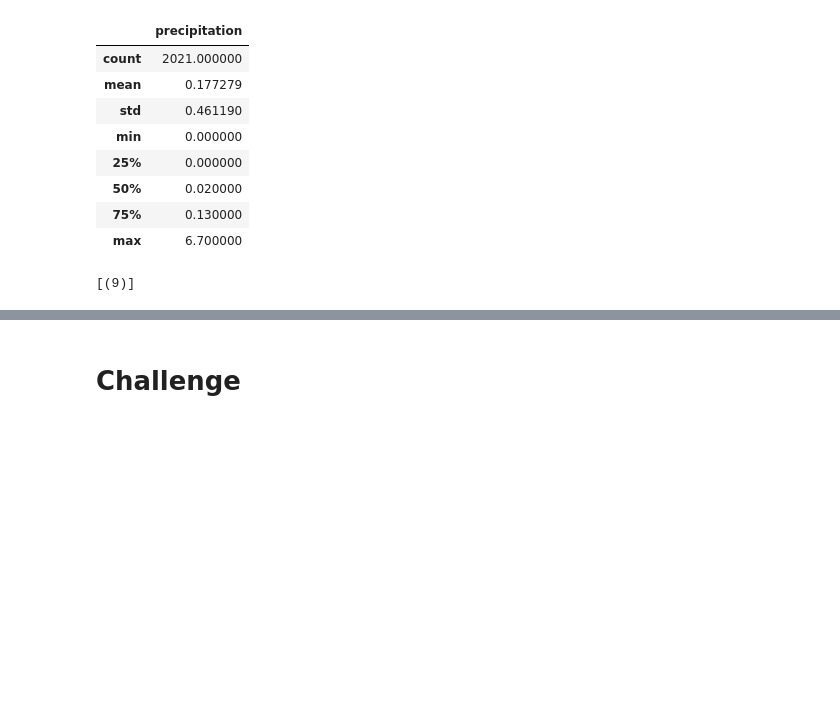
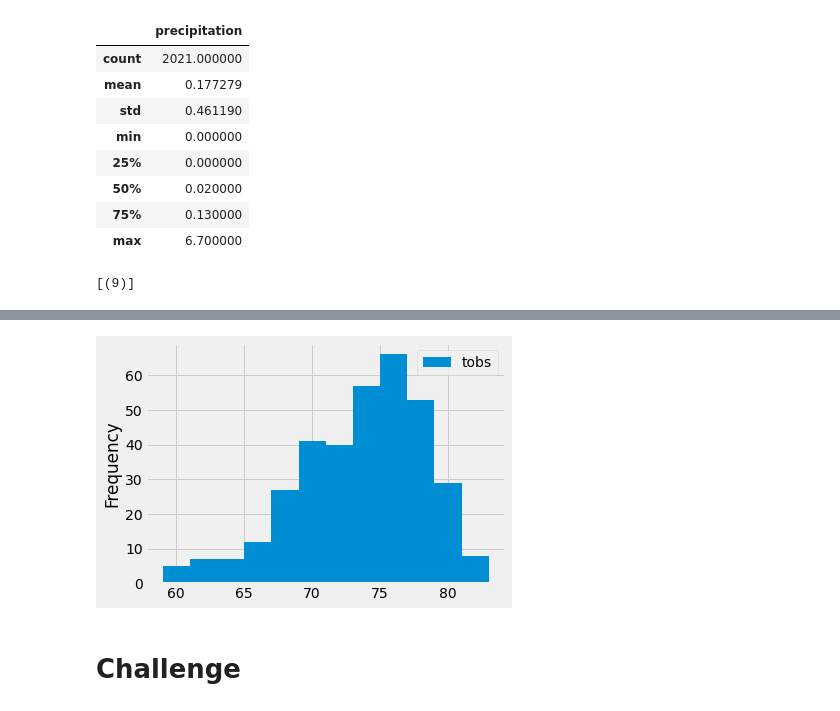
Before and after one commit to Habtamu-ai/surfs_up, a Jupyter notebook: climate_analysis.ipynb, the cells around one changed output, grey strips where cells are left out. Drawn from its saved outputs; the diff is of its cells as text; code cells hidden in the pictures; blank space fills up the shorter version.

Commit message:
< Add plot of temprature observation>

```diff
--- a/climate_analysis.ipynb
+++ b/climate_analysis.ipynb
@@ -137,3 +147,9 @@ group_by(Measurement.station).order_by(func.count(Measurement.station).desc()).a
 # %%
 # Choose the station with the highest number of temperature observations.
+session.query(func.min(Measurement.tobs), func.max(Measurement.tobs), func.avg(Measurement.tobs)).\
+filter(Measurement.station == 'USC00519281').all()
 # Query the last 12 months of temperature observation data for this station and plot the results as a histogram
+results = session.query(Measurement.tobs).\
+filter(Measurement.station == 'USC00519281').\
+filter(Measurement.date >= prev_year).all()
+len(results)
@@ -139,0 +158,4 @@ group_by(Measurement.station).order_by(func.count(Measurement.station).desc()).a
+# %%
+#Changing it in to a data frame so that it is easy to read
+Temp_df=pd.DataFrame(results,columns=['tobs'])
+print(results_df)
@@ -140,3 +177,9 @@ group_by(Measurement.station).order_by(func.count(Measurement.station).desc()).a
+# %%
+# Hist plot
+Temp_df.plot.hist(bins=12)
+plt.tight_layout()
+# %% [output]
+[figure, added]
 # %%
 # Write a function called `calc_temps` that will accept start date and end date in the format '%Y-%m-%d'
 # and return the minimum, average, and maximum temperatures for that range of dates
```
Also changed, not shown: parts of 3 cells of this notebook.
